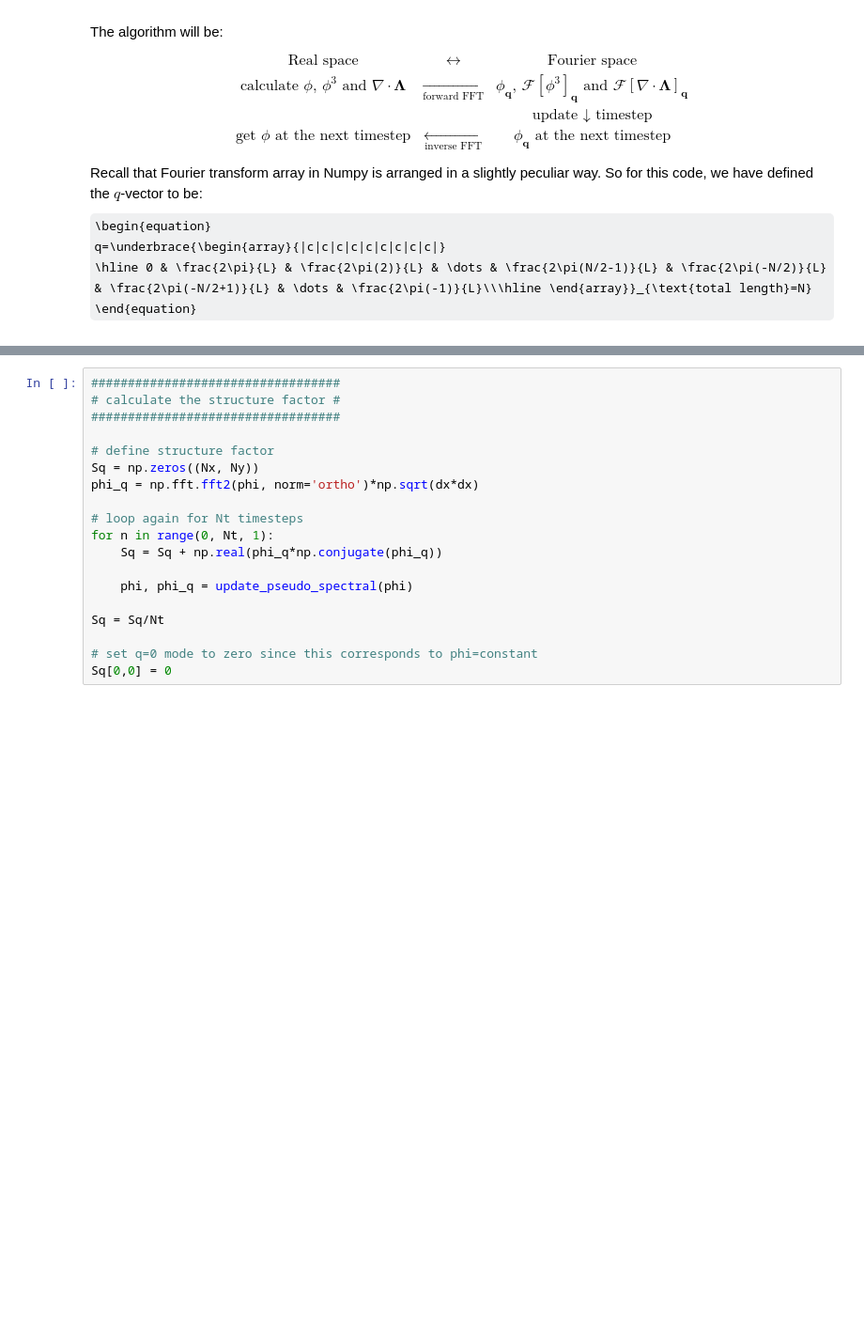
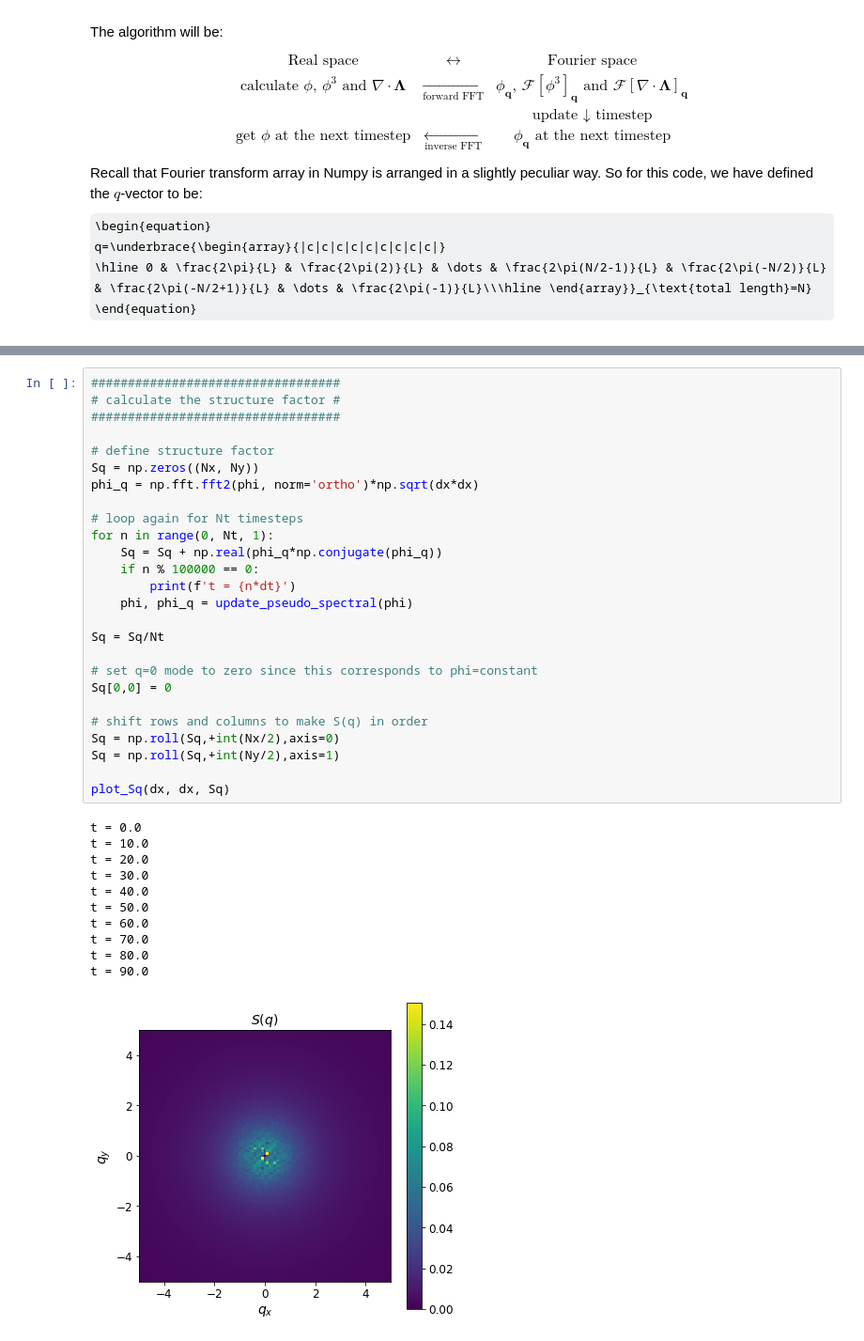
Before and after one commit to elsentjhung/equilibrium-model-B, a Jupyter notebook: model_B.ipynb, the cells around one changed output, grey strips where cells are left out. Shown at 94% size. Drawn from its saved outputs; the diff is of its cells as text; some formulas as TeX source; blank space fills up the shorter version.

```diff
--- a/model_B.ipynb
+++ b/model_B.ipynb
@@ -665,19 +700,38 @@ plt.show()
 # %%
 ##################################
 # calculate the structure factor #
 ##################################
 
 # define structure factor
 Sq = np.zeros((Nx, Ny))
 phi_q = np.fft.fft2(phi, norm='ortho')*np.sqrt(dx*dx)
 
 # loop again for Nt timesteps
 for n in range(0, Nt, 1):
     Sq = Sq + np.real(phi_q*np.conjugate(phi_q))
-
+    if n % 100000 == 0:
+        print(f't = {n*dt}')
     phi, phi_q = update_pseudo_spectral(phi)
 
 Sq = Sq/Nt
 
 # set q=0 mode to zero since this corresponds to phi=constant
 Sq[0,0] = 0
+
+# shift rows and columns to make S(q) in order
+Sq = np.roll(Sq,+int(Nx/2),axis=0)
+Sq = np.roll(Sq,+int(Ny/2),axis=1)
+
+plot_Sq(dx, dx, Sq)
+# %% [output]
+t = 0.0
+t = 10.0
+t = 20.0
+t = 30.0
+t = 40.0
+t = 50.0
+t = 60.0
+t = 70.0
+t = 80.0
+t = 90.0
+[figure, added]
```
Also changed, not shown: parts of 11 cells of this notebook.
